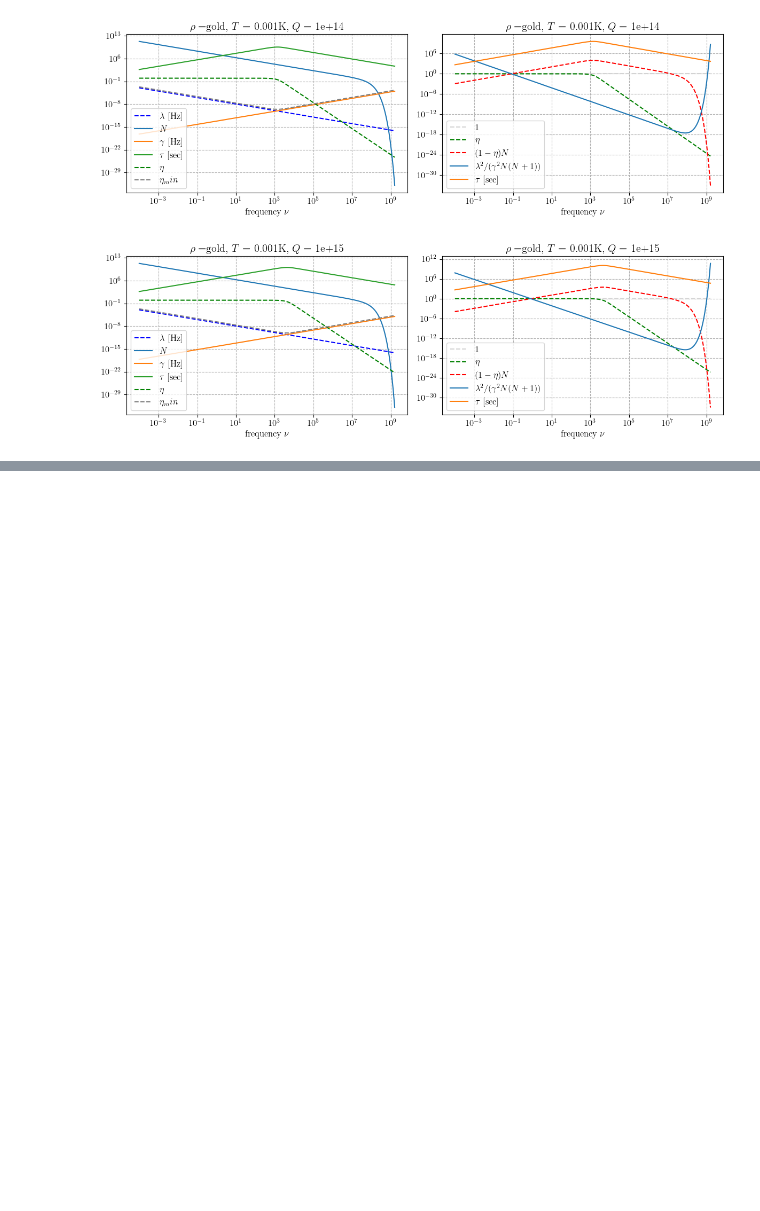
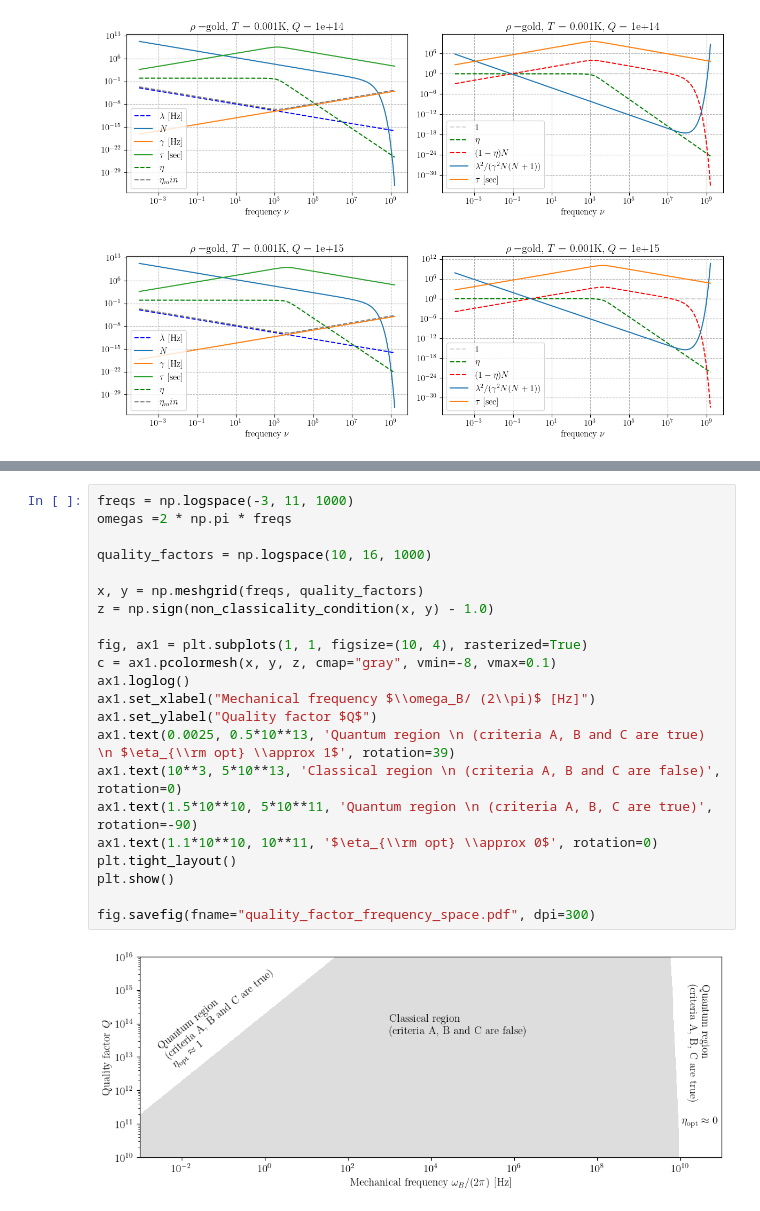
Before and after one commit to andreamari/optomechanics, a Jupyter notebook: gravitational_channel/analysis_of_experimental_requirements.ipynb, the cells around one changed output, grey strips where cells are left out. Cells and saved outputs as stored; diff of their text form; blank space fills up the shorter version.

```diff
--- a/gravitational_channel/analysis_of_experimental_requirements.ipynb
+++ b/gravitational_channel/analysis_of_experimental_requirements.ipynb
@@ -122,3 +122,27 @@ fig.savefig(fname="quality_factor_frequency_space.pdf", dpi=300)
+# %%
+freqs = np.logspace(-3, 11, 1000)
+omegas =2 * np.pi * freqs
+
+quality_factors = np.logspace(10, 16, 1000)
+
+x, y = np.meshgrid(freqs, quality_factors)
+z = np.sign(non_classicality_condition(x, y) - 1.0)
+
+fig, ax1 = plt.subplots(1, 1, figsize=(10, 4), rasterized=True)
+c = ax1.pcolormesh(x, y, z, cmap="gray", vmin=-8, vmax=0.1)
+ax1.loglog()
+ax1.set_xlabel("Mechanical frequency $\\omega_B/ (2\\pi)$ [Hz]")
+ax1.set_ylabel("Quality factor $Q$")
+ax1.text(0.0025, 0.5*10**13, 'Quantum region \n (criteria A, B and C are true) \n $\eta_{\\rm opt} \\approx 1$', rotation=39)
+ax1.text(10**3, 5*10**13, 'Classical region \n (criteria A, B and C are false)', rotation=0)
+ax1.text(1.5*10**10, 5*10**11, 'Quantum region \n (criteria A, B, C are true)', rotation=-90)
+ax1.text(1.1*10**10, 10**11, '$\eta_{\\rm opt} \\approx 0$', rotation=0)
+plt.tight_layout()
+plt.show()
+
+fig.savefig(fname="quality_factor_frequency_space.pdf", dpi=300)
+# %% [output]
+[figure, added]
 # %%
 freqs = np.logspace(-3, 11, 1000)
 omegas =2 * np.pi * freqs
```
Also changed, not shown: parts of 3 cells of this notebook.
